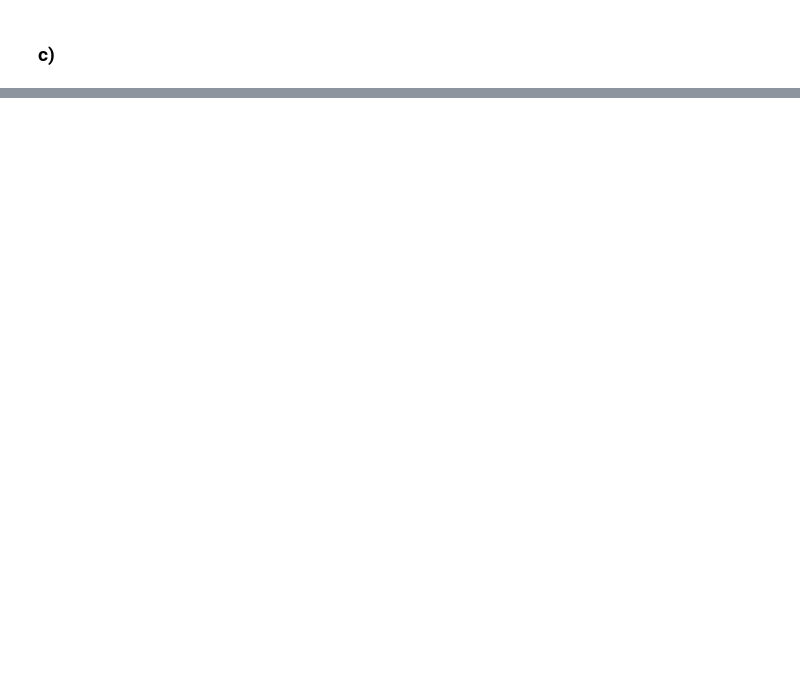
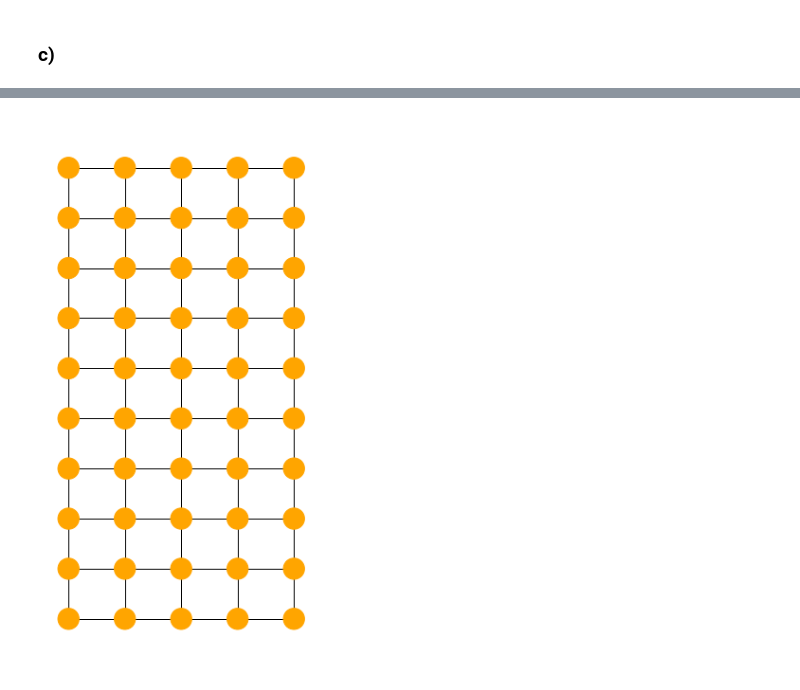
Before and after one commit to nerdfire01/Math_Opt, a Jupyter notebook: Abgabe.ipynb, the cells around one changed output, grey strips where cells are left out. Saved outputs shown, nothing was run; the diff lists cells and outputs as text; code cells hidden in the pictures; blank space fills up the shorter version.

```diff
--- a/Abgabe.ipynb
+++ b/Abgabe.ipynb
@@ -301,0 +311,81 @@ visualize(color_map)
+# %%
+# track Execution time
+t_start=time.time()
+
+# Data Structure
+rows = range(0, 10)         # Anzahl der Reihen, nummeriert von 1 bis 10
+columns = range(0, 5)       # Anzahl der Spalten
+values = range(0, 5)        # Anzahl der möglichen Farben
+endpoint = range(0, 2)
+
+#Model declaration
+
+m = Model("Worms", solver_name=solver)
+
+# Decision Variables
+y = {(r,c,v,e): m.add_var(var_type=BINARY) for r in rows for c in columns for v in values for e in endpoint}
+
+# Constraints
+## Respect inital values
+m += y[7,2,0,0] + y[7,2,0,1] == 1 #Gelb(0) bei 22
+m += y[6,4,1,0] + y[6,4,1,1] == 1 #Lila(1) bei 43
+m += y[2,2,2,0] + y[2,2,2,1] == 1 #Rot(2) bei 27
+m += y[7,1,3,0] + y[7,1,3,1] == 1 #Grün(3) bei 12
+m += y[5,1,4,0] + y[5,1,4,1] == 1 #Schwarz(4) bei 14
+
+## either endpoint or not
+for r in rows:
+    for c in columns:
+        for v in values:
+            m += xsum(y[r,c,v,e] for e in endpoint) <= 1
+
+## two endpoints per color
+for v in values:
+    for e in endpoint:
+        if e == 1:
+            m += xsum(y[r,c,v,e] for r in rows for c in columns) == 2
+        else:
+            m += xsum(y[r,c,v,e] for r in rows for c in columns) == 8
+
+## Only one color at each point
+for r in rows:
+    for c in columns:
+        m += xsum(y[r,c,v,e] for v in values for e in endpoint) == 1
+
+"""
+## Same number of points per color
+for v in values:
+    m += xsum(y[r,c,v,e] for r in rows for c in columns for e in endpoint) == 10
+"""
+
+## at least one neighbor with same color
+for v in values:
+    for r in rows:
+        for c in columns:
+            for e in endpoint:
+                if y[r,c,v,e] == 1:
+                    if e == 1:
+                        m += xsum(y[a,b,v,e] for [a,b] in getNeighbors(r,c)) == y[r,c,v,e]
+                    else:
+                        m += xsum(y[a,b,v,e] for [a,b] in getNeighbors(r,c)) == 2*y[r,c,v,e]
+
+
+# Optimize Statement
+m.optimize()
+
+# Track and print execution time
+t_end = time.time()
+print(f" Elapsed second for solution with {solver}: {t_end-t_start} seconds." )
+
+
+color_map = np.zeros((10,5))
+
+for r in rows:
+    for c in columns:
+        for v in values:
+            for e in endpoint:
+                if y[r,c,v,e].x == 1.0:
+                    color_map[r,c] = v
+
+visualize(color_map)
+# %% [output]
@@ -301,0 +393 @@ visualize(color_map)
+[figure, added]
```
Also changed, not shown: parts of 5 cells of this notebook.
